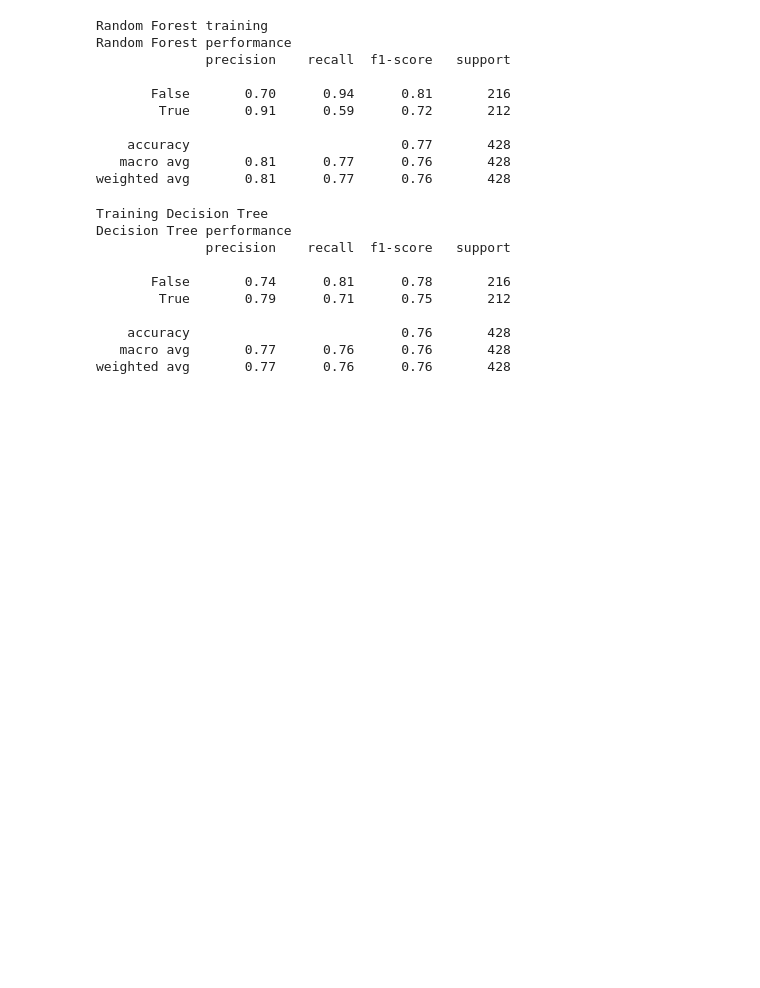
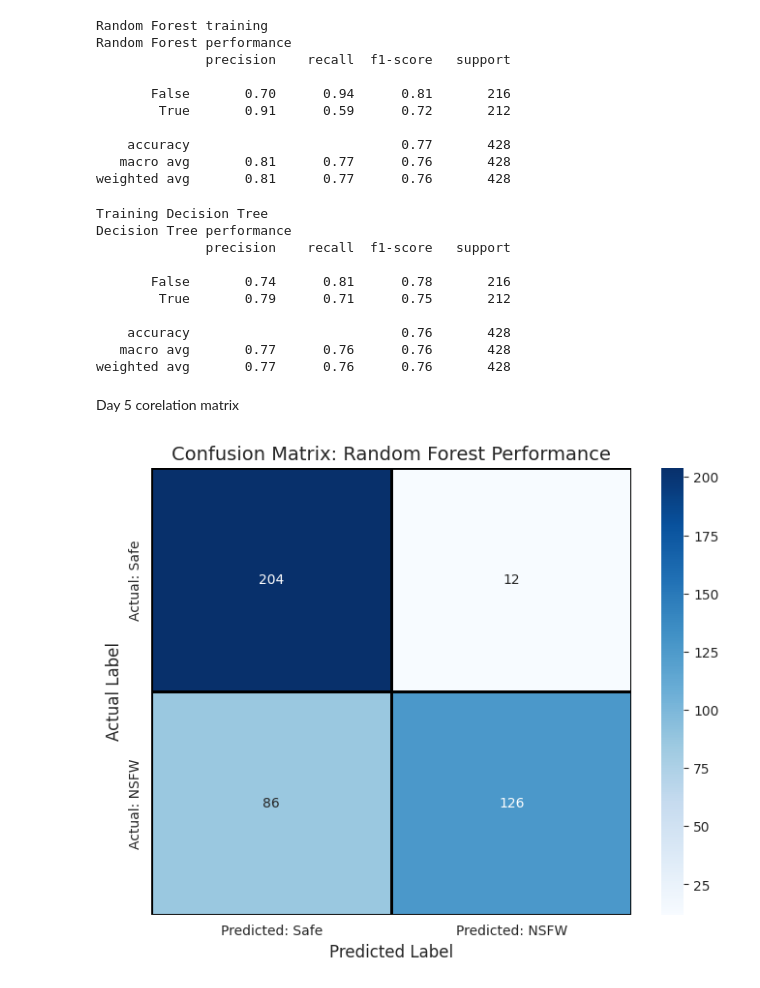
Before and after one commit to hardiksharma2005/Reddit-Post-Classifier, a Jupyter notebook: Reddit_Post_Analysis.ipynb, the cells around one changed output. Cells and saved outputs as stored; diff of their text form; code cells hidden in the pictures; blank space fills up the shorter version.

```diff
--- a/Reddit_Post_Analysis.ipynb
+++ b/Reddit_Post_Analysis.ipynb
@@ -295,3 +304,5 @@ Decision Tree performance
     accuracy                           0.76       428
    macro avg       0.77      0.76      0.76       428
 weighted avg       0.77      0.76      0.76       428
+# %% [markdown]
+Day 5 corelation matrix
@@ -297,0 +313,16 @@ weighted avg       0.77      0.76      0.76       428
+# %%
+# 1. Generating The MATRIX
+cm = confusion_matrix(y_test_b, y_pred_b)
+# %%
+# 2. PLOT THE HEATMAP
+plt.figure(figsize=(8, 6))
+sns.heatmap(cm, annot=True, fmt='d', cmap='Blues', linewidths=1, linecolor='black',
+            xticklabels=['Predicted: Safe', 'Predicted: NSFW'],
+            yticklabels=['Actual: Safe', 'Actual: NSFW'])
+
+plt.title('Confusion Matrix: Random Forest Performance', fontsize=14)
+plt.ylabel('Actual Label', fontsize=12)
+plt.xlabel('Predicted Label', fontsize=12)
+plt.show()
+# %% [output]
+[figure, added]
```
Also changed, not shown: parts of 4 cells of this notebook.
